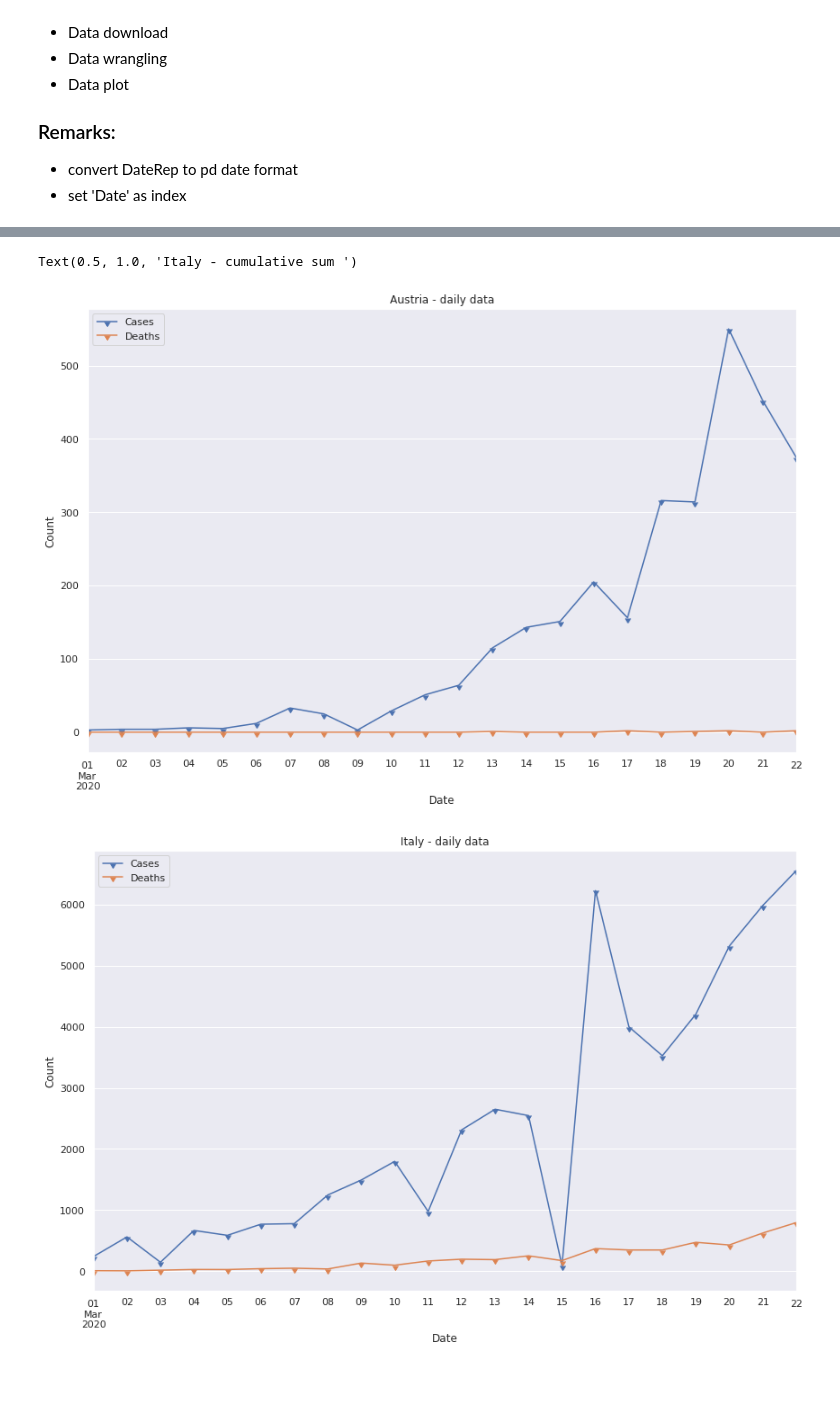
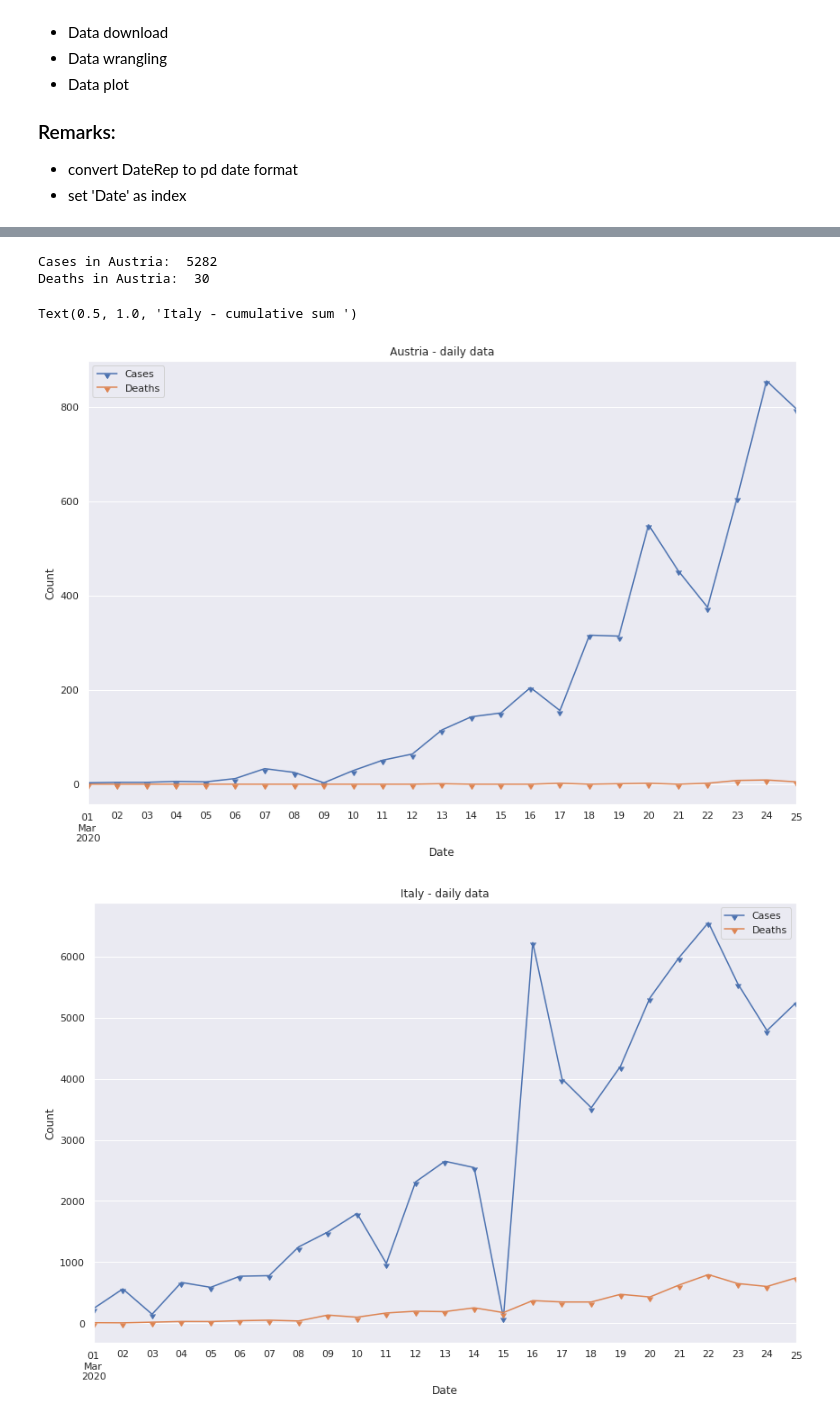
Before and after one commit to OliverZott/covid19_data, a Jupyter notebook: covid_dataAnalysis.ipynb, the cells around one changed output, grey strips where cells are left out. Saved outputs shown, nothing was run; the diff lists cells and outputs as text; code cells hidden in the pictures; blank space fills up the shorter version.

Commit message:
addd cumulative cases, deaths; added china plots

```diff
--- a/covid_dataAnalysis.ipynb
+++ b/covid_dataAnalysis.ipynb
@@ -169,34 +179,50 @@ array([[22, 3, 2020, ..., 0, 'Afghanistan', 'AF'],
 ### Plotting cumulative sum
 # %%
 # ----------------------- Read file -----------------------
+
+# TODO:
+#  - choose date and fill in everywhere automatically
+#  - Automatically show statistics
+
+
 df_aut = df.loc[df['Countries and territories']=='Austria']
 df_it = df.loc[df['Countries and territories']=='Italy']
 df_aut = df_aut.sort_index(ascending=True)
 df_it = df_it.sort_index(ascending=True)
-df_aut_march = df_aut.loc['2020-03-01':'2020-03-22']
-df_it_march = df_it.loc['2020-03-01':'2020-03-22']
+df_aut_march = df_aut.loc['2020-03-01':'2020-03-25']
+df_it_march = df_it.loc['2020-03-01':'2020-03-25']
 
 
+# show some data
+aut_cumsum_cases = df_aut.cumsum().loc['2020-03-25'].loc['Cases']
+aut_cumsum_deaths = df_aut.cumsum().loc['2020-03-25'].loc['Deaths']
+print("Cases in Austria: ", aut_cumsum_cases)
+print("Deaths in Austria: ", aut_cumsum_deaths)
+
+
+# Plots
 ax = df_aut_march.plot(y=['Cases','Deaths'], grid=True, marker=11, figsize=(14,9))
 ax.set_xlabel("Date")
 ax.set_ylabel("Count")
 ax.set_title("Austria - daily data")
 
 ax = df_it_march.plot(y=['Cases','Deaths'], grid=True, marker=11, figsize=(14,9))
 ax.set_xlabel("Date")
 ax.set_ylabel("Count")
 ax.set_title("Italy - daily data")
 
 ax = df_aut_march.cumsum().plot(y=['Cases','Deaths'], grid=True, marker=11, figsize=(14,9))
 ax.set_xlabel("Date")
 ax.set_ylabel("Count")
 ax.set_title("Austria - cumulative sum ")
 
 ax = df_it_march.cumsum().plot(y=['Cases','Deaths'], grid=True, marker=11, figsize=(14,9))
 ax.set_xlabel("Date")
 ax.set_ylabel("Count")
 ax.set_title("Italy - cumulative sum ")
 # %% [output]
-Text(0.5, 1.0, 'Italy - cumulative sum ')
+Cases in Austria:  5282
+Deaths in Austria:  30
+Text(0.5, 1.0, 'Italy - cumulative sum ')
-[figure, old version]
+[figure, new version]
-[figure, old version]
+[figure, new version]
```
Also changed, not shown: parts of 8 cells of this notebook.
